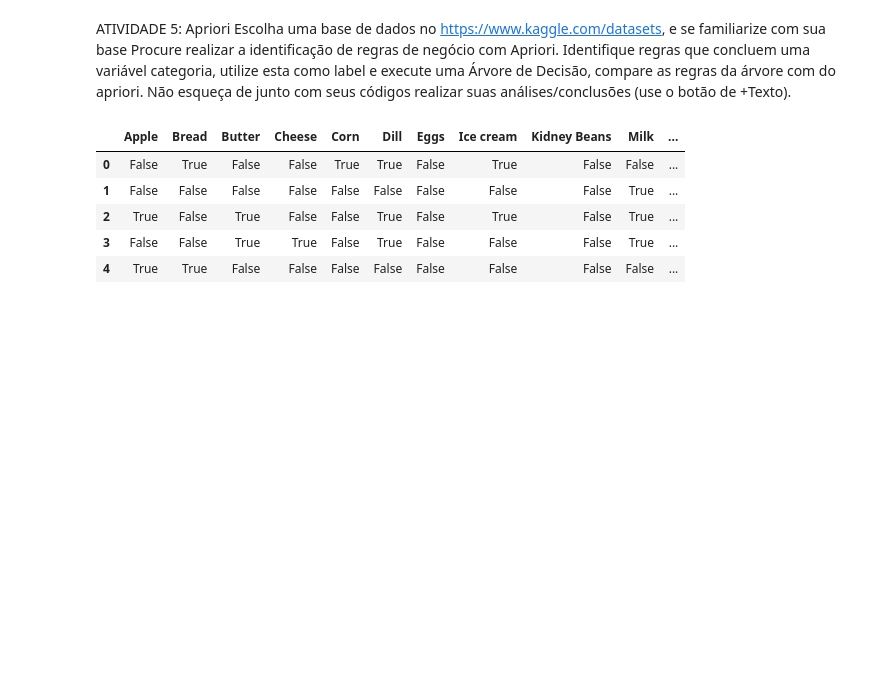
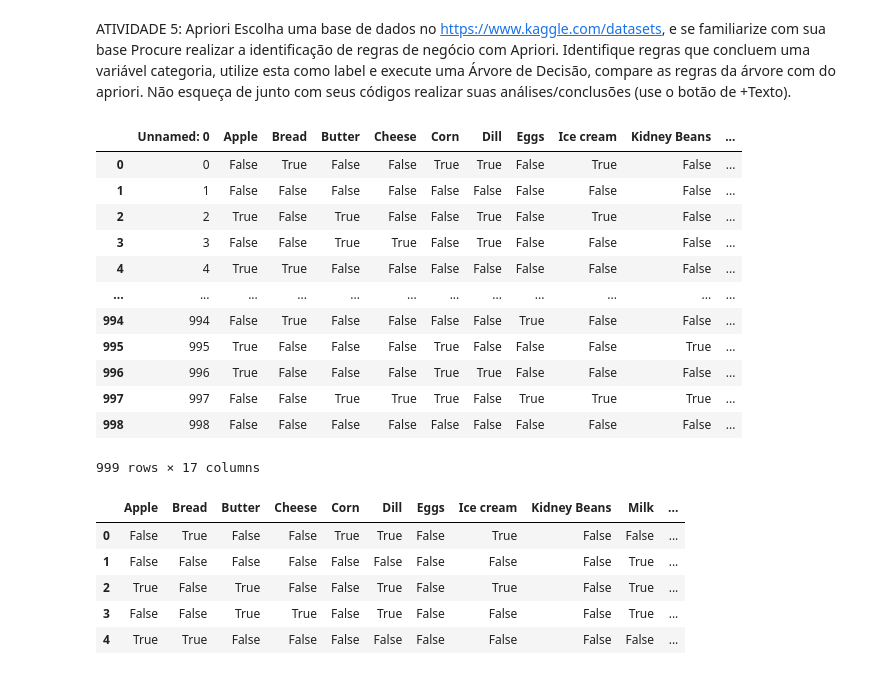
Before and after one commit to andrerosaDBA/FIAP, a Jupyter notebook: MachineLearning/Exercicio em grupo.ipynb, the cells around one changed output. Cells and saved outputs as stored; diff of their text form; code cells hidden in the pictures; blank space fills up the shorter version.

```diff
--- a/MachineLearning/Exercicio em grupo.ipynb
+++ b/MachineLearning/Exercicio em grupo.ipynb
@@ -1,3 +1,24 @@
 # %% [markdown]
 ATIVIDADE 5: Apriori Escolha uma base de dados no https://www.kaggle.com/datasets, e se familiarize com sua base Procure realizar a identificação de regras de negócio com Apriori. Identifique regras que concluem uma variável categoria, utilize esta como label e execute uma Árvore de Decisão, compare as regras da árvore com do apriori. Não esqueça de junto com seus códigos realizar suas análises/conclusões (use o botão de +Texto).
+# %%
+# Importar bibliotecas
+import pandas as pd
+
+# Carregar o dataset
+basket_data = pd.read_csv('./basket_analysis.csv')
+basket_data
+# %% [output]
+|  | Unnamed: 0 | Apple | Bread | Butter | Cheese | Corn | Dill | Eggs | Ice cream | Kidney Beans | ... |
+| 0 | 0 | False | True | False | False | True | True | False | True | False | ... |
+| 1 | 1 | False | False | False | False | False | False | False | False | False | ... |
+| 2 | 2 | True | False | True | False | False | True | False | True | False | ... |
+| 3 | 3 | False | False | True | True | False | True | False | False | False | ... |
+| 4 | 4 | True | True | False | False | False | False | False | False | False | ... |
+| ... | ... | ... | ... | ... | ... | ... | ... | ... | ... | ... | ... |
+| 994 | 994 | False | True | False | False | False | False | True | False | False | ... |
+| 995 | 995 | True | False | False | False | True | False | False | False | True | ... |
+| 996 | 996 | True | False | False | False | True | True | False | False | False | ... |
+| 997 | 997 | False | False | True | True | True | False | True | True | True | ... |
+| 998 | 998 | False | False | False | False | False | False | False | False | False | ... |
+999 rows × 17 columns
 # %%
```
Also changed, not shown: parts of 1 cell of this notebook, 1 other file.
